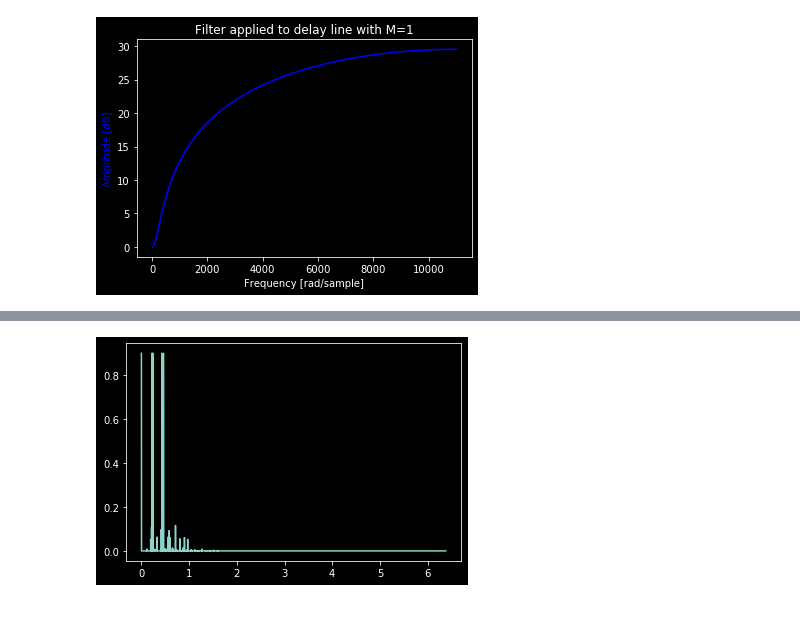
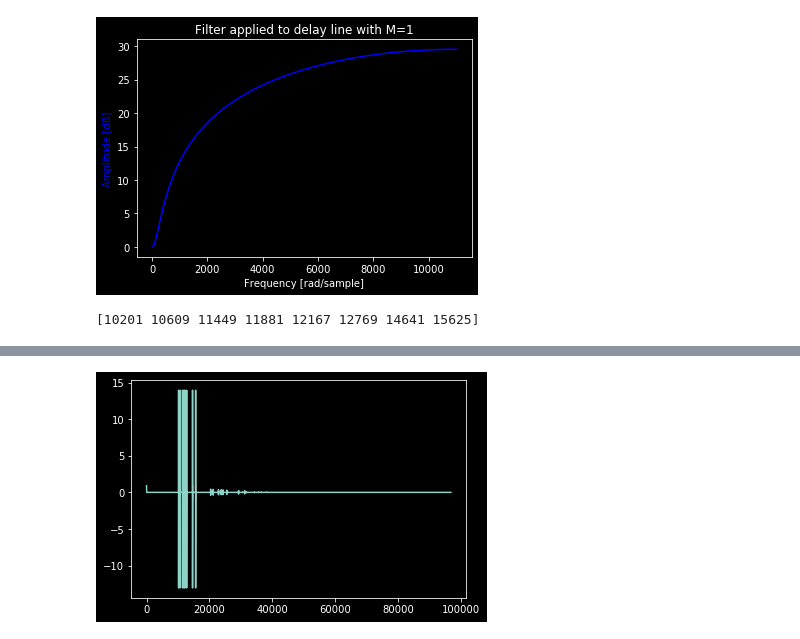
Before and after one commit to FredReeva/SASP-FDN-Dereverb, a Jupyter notebook: SASP Project/FDNReverb.ipynb, the cells around one changed output, grey strips where cells are left out. Cells and saved outputs as stored; diff of their text form; code cells hidden in the pictures; blank space fills up the shorter version.

```diff
--- a/SASP Project/FDNReverb.ipynb
+++ b/SASP Project/FDNReverb.ipynb
@@ -144,13 +145,13 @@ def spectralEqualizer(t60, fs):
 
 fs = 22050
 # signal = np.append(0.5*np.sin(2*np.pi*440*np.arange(0,0.1,1/fs)),np.zeros(15000)) #sp.signal.unit_impulse(22050)
-signal = sp.signal.unit_impulse(10000)*0.9
+signal = sp.signal.unit_impulse(50000)*0.9
 # signal, _ = librosa.load('audio/voiced_a.wav', sr=fs, mono=True)
 # %%
 # parameters
 
 
-N = 4 # number of parallel delay lines
+N = 8 # number of parallel delay lines
 
 # weight coefficients (default to 1)
 g = np.ones(N)
@@ -201,11 +202,10 @@ Selected delay lengths: [10201 10609 11449 11881]
 
 # hadamard
 if((N & (N-1) == 0) and N != 0):
-    #Had = 1/np.sqrt(N)*sp.linalg.hadamard(N)
-    Had = sp.linalg.hadamard(N)
-    print(Had)
+    Had = 1/np.sqrt(N)*sp.linalg.hadamard(N)
+else:
+    Had = np.zeros((N, N))
 
 #householder
 u = np.ones(N)
 Hous = np.identity(N)-2/N*u*u.T
-print(Hous)
@@ -317,8 +298,8 @@ a, b = spectralEqualizer(t60, fs)
 w, h = sp.signal.freqz(b,a, fs=fs)
 plotFilter(w, h, 1)
 
-output = np.sum(out, axis= 0)
-# output = sp.signal.lfilter(b, a, np.sum(out, axis= 0))
+# output = np.sum(out, axis= 0)
+output = sp.signal.lfilter(b, a, np.sum(out, axis= 0))
 # print(np.sum(out[:][:], axis= 0))
 
 
@@ -330,11 +311,15 @@ output = output + sig*d
 # %%
 #plt.plot(sig)
 time = np.arange(0, len(output)) / fs
-plt.plot(time, output)
+plt.vlines(np.array(M), -1, 1, colors='r')
+plt.plot(output) # [:np.max(M)+2]
+print(M)
+
 ipd.display(ipd.Audio(output, rate=fs))
 # %% [output]
+[10201 10609 11449 11881 12167 12769 14641 15625]
 [interactive output not drawn]
-[figure, old version]
+[figure, new version]
 # %%
 # prova
 #whiteN = np.random.normal(0, 0.005, size= 100000)
```
Also changed, not shown: parts of 8 cells of this notebook.
